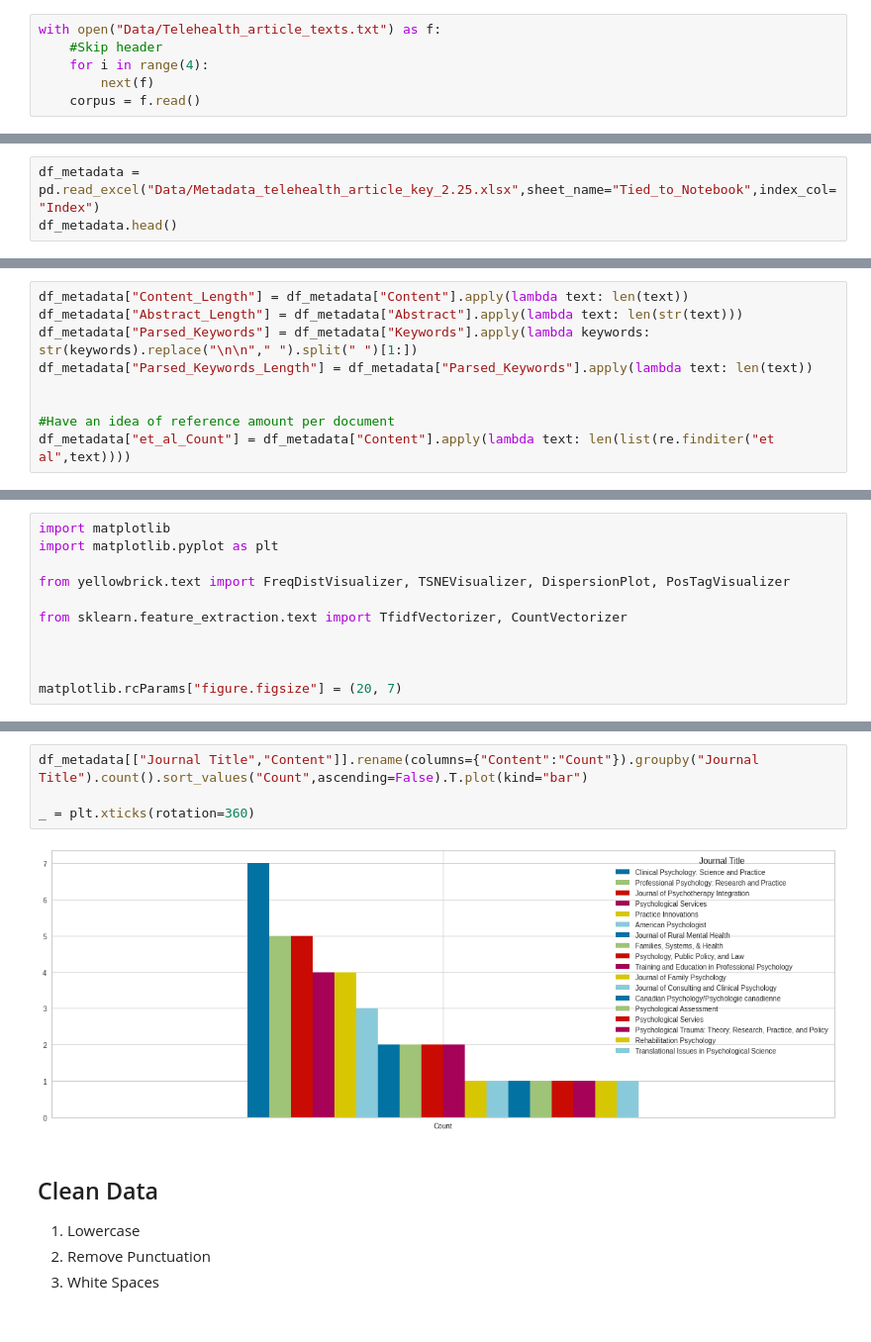
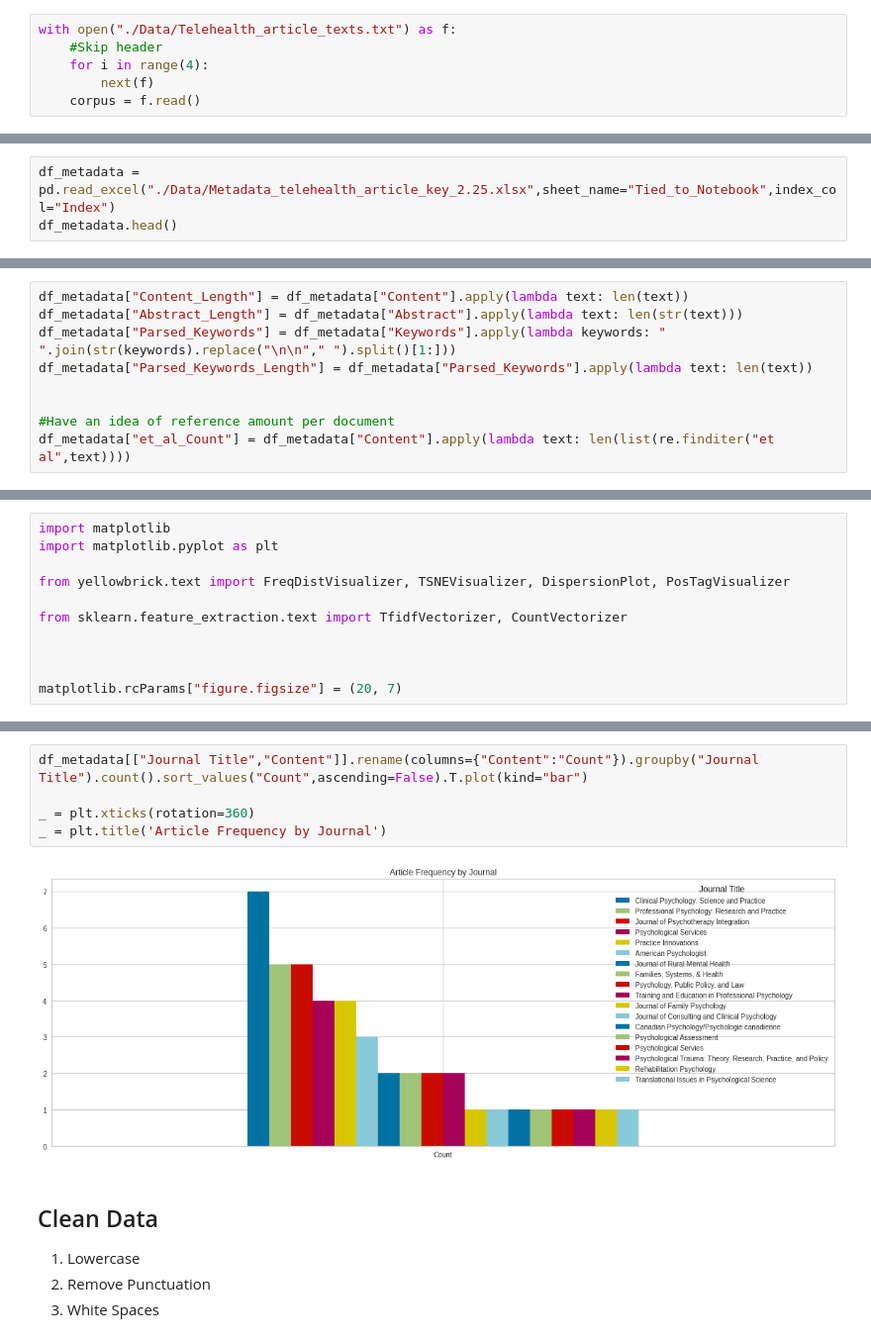
Before and after one commit to VintageGold/Text_Summarization, a Jupyter notebook: EDA.ipynb, the cells around one changed output, grey strips where cells are left out. Shown at 99% size. Cells and saved outputs as stored; diff of their text form.

```diff
--- a/EDA.ipynb
+++ b/EDA.ipynb
@@ -17,7 +17,7 @@ import re
 # %% [markdown]
 # Load Data
 # %%
-with open("Data/Telehealth_article_texts.txt") as f:
+with open("./Data/Telehealth_article_texts.txt") as f:
     #Skip header
     for i in range(4):
         next(f)
@@ -36,7 +36,7 @@ df_articles.head()
 | 3 | Anxiety and depressive disorders ... |
 | 4 | In mid-March, 2020, the authors—a... |
 # %%
-df_metadata = pd.read_excel("Data/Metadata_telehealth_article_key_2.25.xlsx",sheet_name="Tied_to_Notebook",index_col="Index")
+df_metadata = pd.read_excel("./Data/Metadata_telehealth_article_key_2.25.xlsx",sheet_name="Tied_to_Notebook",index_col="Index")
 df_metadata.head()
 # %% [output]
 |  | Journal Title | Article Title | Date Published | Authors | Abstract | Keywords | Citation |
@@ -101,7 +101,7 @@ def ngrams(text, n):
 # %%
 df_metadata["Content_Length"] = df_metadata["Content"].apply(lambda text: len(text))
 df_metadata["Abstract_Length"] = df_metadata["Abstract"].apply(lambda text: len(str(text)))
-df_metadata["Parsed_Keywords"] = df_metadata["Keywords"].apply(lambda keywords: str(keywords).replace("\n\n"," ").split(" ")[1:])
+df_metadata["Parsed_Keywords"] = df_metadata["Keywords"].apply(lambda keywords: " ".join(str(keywords).replace("\n\n"," ").split()[1:]))
 df_metadata["Parsed_Keywords_Length"] = df_metadata["Parsed_Keywords"].apply(lambda text: len(text))
 
 
@@ -142,9 +154,10 @@ df_metadata.corr()
 # %%
 df_metadata[["Journal Title","Content"]].rename(columns={"Content":"Count"}).groupby("Journal Title").count().sort_values("Count",ascending=False).T.plot(kind="bar")
 
 _ = plt.xticks(rotation=360)
+_ = plt.title('Article Frequency by Journal')
 # %% [output]
-[figure, old version]
+[figure, new version]
 # %% [markdown]
 ## Clean Data
 1.   Lowercase
```
Also changed, not shown: parts of 19 cells of this notebook.
